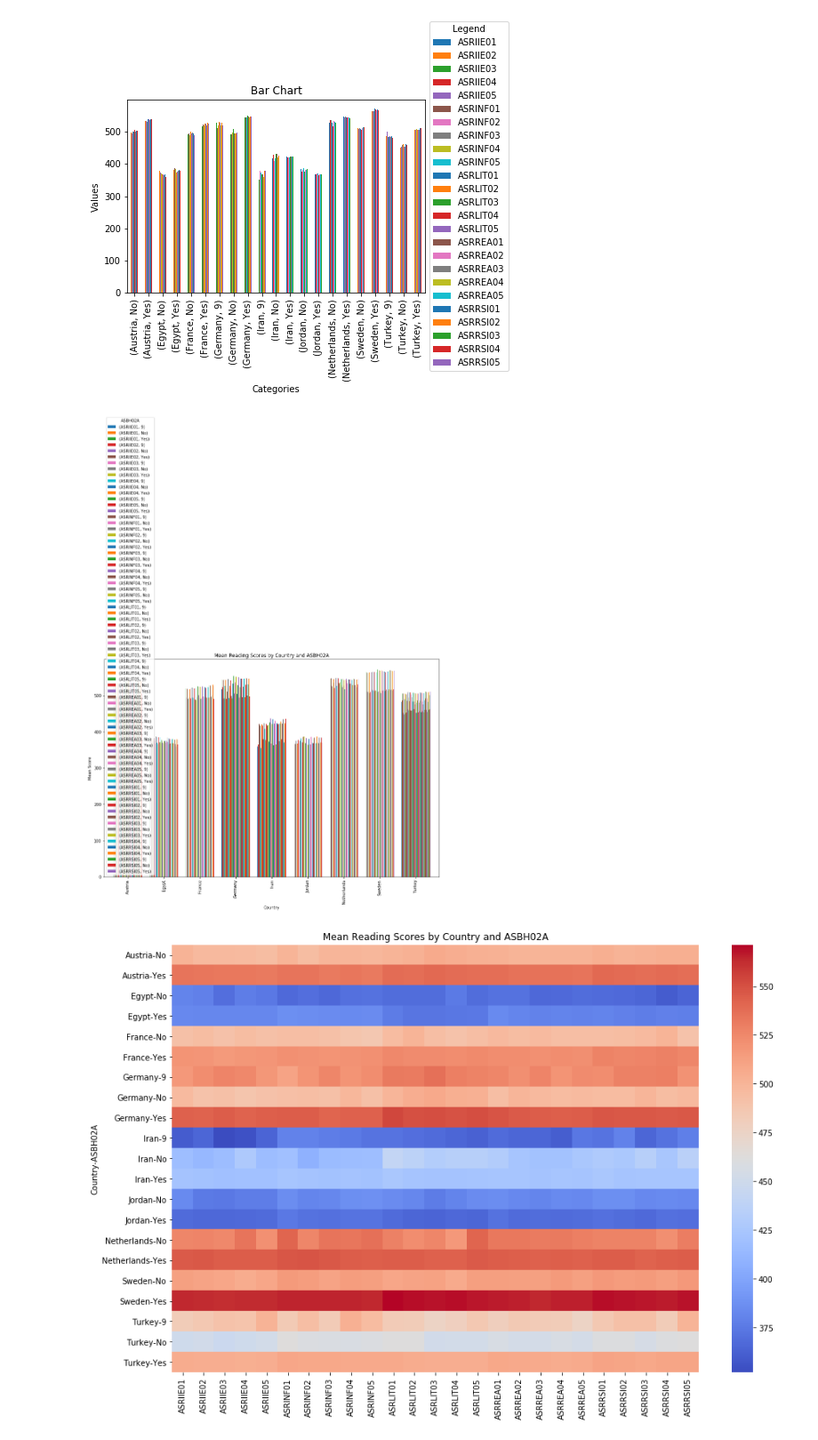
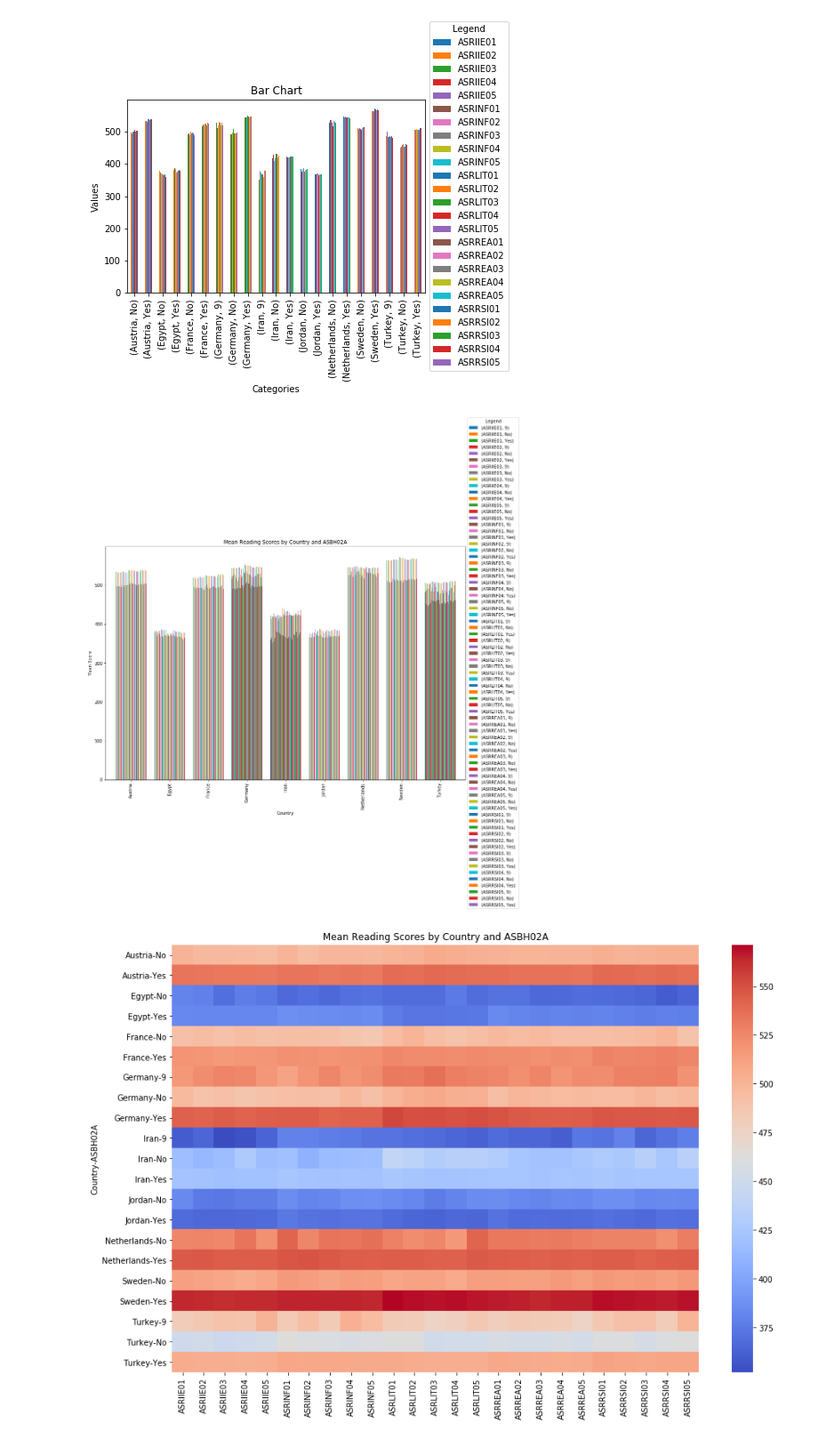
Before and after one commit to SophieESpencer/Comparison, a Jupyter notebook: Practice Analysis.ipynb, the cells around one changed output. Shown at 89% size. Saved outputs shown, nothing was run; the diff lists cells and outputs as text; code cells hidden in the pictures.

```diff
--- a/Practice Analysis.ipynb
+++ b/Practice Analysis.ipynb
@@ -3,7 +3,7 @@ import pandas as pd
 import numpy as np
 pd.set_option("display.max_columns", None)
 pd.set_option("display.max_rows", None)
-df= pd.read_excel('Not_fully_clean.xlsx')
+df= pd.read_excel('cleanerdata.xlsx')
 df.info()
 # %% [output]
 <class 'pandas.core.frame.DataFrame'>
@@ -42,7 +44,5 @@ experience_in_school_columns = ['ASBG10C', 'ASBG10D', 'ASBG10E', 'ASBG10F', 'ASB
 # %%
 df = df.drop('AASBG03',axis=1)
-# %%
-df = df.drop('Unnamed: 0',axis=1)
 # %%
 mean_of_belonging = df.groupby('ASBH02A').agg({'ASBG10C': 'mean'})
 print(mean_of_belonging)
@@ -135,14 +135,16 @@ plt.show()
 [figure]
 # %%
 pivot_df_multiplexreadingscore_unstacked = pivot_df_multiplexreadingscore.unstack(level=1)
-pivot_df_multiplexreadingscore_unstacked.plot(kind='bar', figsize=(15,10), width=0.8)
+ax2 = pivot_df_multiplexreadingscore_unstacked.plot(kind='bar', figsize=(15,10), width=0.8)
 plt.title('Mean Reading Scores by Country and ASBH02A')
 plt.xlabel('Country')
 plt.ylabel('Mean Score')
 plt.legend(title='ASBH02A')
+# Move the legend outside the plot
+ax2.legend(loc='center left', bbox_to_anchor=(1, 0.5), title='Legend')
 plt.show()
 # %% [output]
-[figure, old version]
+[figure, new version]
 # %%
 import seaborn as sns
 # %%
```
Also changed, not shown: parts of 18 cells of this notebook, 2 other files.
